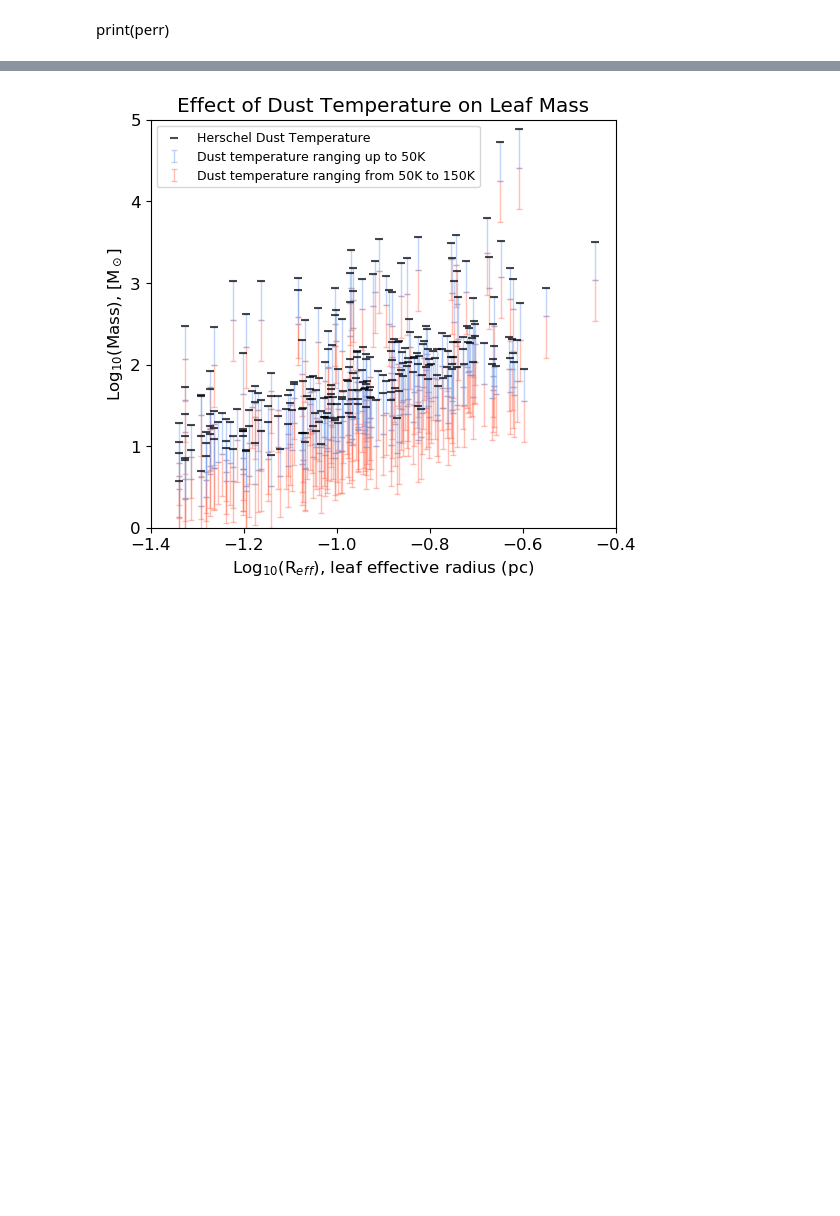
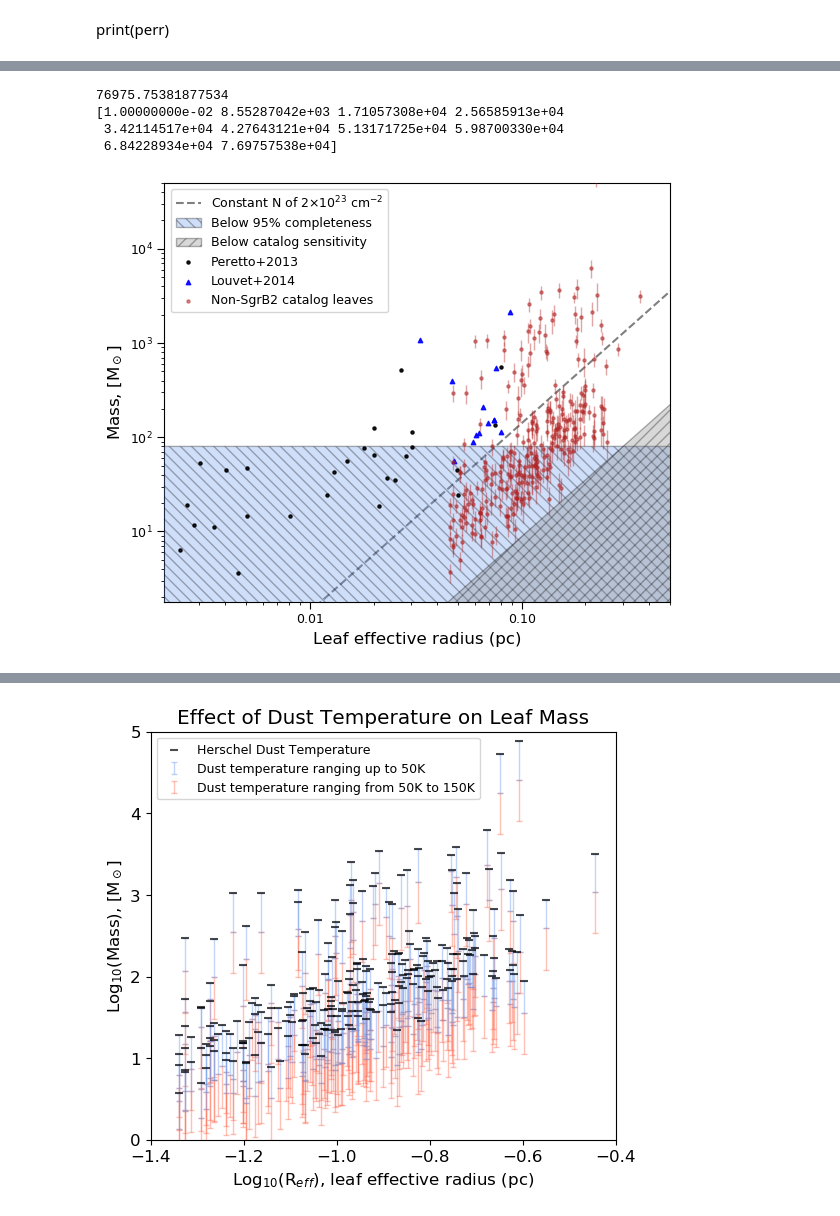
Before and after one commit to hpthatchfield/astrophys, a Jupyter notebook: CMZoom_scripts/CMZoom_catalog_figures.ipynb, the cells around one changed output, grey strips where cells are left out. Cells and saved outputs as stored; diff of their text form; code cells hidden in the pictures; blank space fills up the shorter version.

```diff
--- a/CMZoom_scripts/CMZoom_catalog_figures.ipynb
+++ b/CMZoom_scripts/CMZoom_catalog_figures.ipynb
@@ -613,0 +692,71 @@ plt.show()
+# %%
+### Comparison to Louvet/Peretto cores
+
+r_peretto =np.array([0.002432,0.002636,0.002829,0.003037,0.003551,0.004029,0.004571,0.005032,0.005032,0.008048,0.01211,
+            0.01300,0.01505,0.01805,0.02007,0.02007,0.02111,0.02312,0.02519,0.02704,0.02844,0.03021,0.03037,
+            0.04956,0.04981,0.07461,0.07967])
+r_louvet = np.array([0.088,0.076,0.066,0.074,0.074,0.069,0.063,0.061,0.048,0.059,0.080,0.033,0.047])
+m_peretto =np.array([6.340,19.02,11.73,52.91,11.28,44.56,3.581,14.55,47.57,14.52,24.65,42.69,55.64,76.73,124.3,64.67,
+            18.68,36.60,34.89,519.4,63.36,78.03,115.0,44.52,24.27,135.9,563.1])
+m_louvet =np.array([2128,545,211,153,153,141,111,105,56,88,115,1080,395])
+
+print(mass.max())
+r_eff_pc = catalog['r_eff_pc']
+noise_mass = catalog['mass_unc']
+noise_mass_bgsub = catalog['mass_bgsub_unc']
+incomp = (catalog['mass']<80)
+mass_bin = np.linspace(0.01,max(mass),10)
+#mass_bin = np.array([min(catalog['mass']),max(catalog['mass'])])
+print(mass_bin)
+radius_vals = cmz.radius_from_mass_const_col_density(mass_bin,2.0*10**23)
+mass_bgsub = catalog['mass_bgsub']
+
+plt.close()
+plt.rcParams.update({'font.size': 12}) #set fontsize
+
+f = plt.figure(figsize=(6,5))
+ax1 = f.add_subplot(111)
+
+ax1.scatter( r_peretto, m_peretto,s=20, color='k',
+             alpha=.9,marker='.',zorder=2000,label='Peretto+2013')
+ax1.scatter( r_louvet, m_louvet,s=10, color='blue',
+             alpha=.9,marker='^',zorder=2000,label='Louvet+2014')
+ax1.scatter(r_eff_pc,mass,s=20, color='firebrick',
+             alpha=.5,marker='.',zorder=2000,label='Non-SgrB2 catalog leaves')
+ax1.errorbar(x=r_eff_pc,y=mass,
+             yerr=noise_mass,
+             ls='none',color='firebrick',alpha=.4,marker='', linewidth=1.0,zorder=2000)
+
+ax1.plot(radius_vals,mass_bin,color='k',ls='--',
+         label='Constant N of 2$\\times$10$^{23}$ cm$^{-2}$',alpha=0.5)
+ax1.fill(np.concatenate((r_arr_pc,r_arr_pc)), np.concatenate((np.zeros_like(masscut)-1.,np.repeat(80,len(r_arr_pc)))),
+         facecolor='cornflowerblue', alpha=0.3, edgecolor='k', hatch='\\\\\\', zorder=30,
+         label='Below 95% completeness')
+ax1.fill(np.concatenate((r_arr_pc,r_arr_pc)), np.concatenate((np.zeros_like(masscut)-1.,masscut)),
+         facecolor='grey', alpha=0.3, edgecolor='k', hatch='///', zorder=30,
+         label='Below catalog sensitivity')
+ax1.set_xlabel('Leaf effective radius (pc)',fontsize=12)
+ax1.set_ylabel('Mass, [M$_\odot$]',fontsize=12)
+ax1.set_ylim(1.8*10**0,0.5*10**5.)
+ax1.set_xlim(1.3*10**-2.8,10**-0.3)
+ax1.set_xscale('log')
+ax1.tick_params(axis='x', which='major', rotation=0, labelsize=9,length=5)
+ax1.tick_params(axis='y', which='major', rotation=0, labelsize=9,length=5)
+
+ax1.xaxis.set_major_formatter(FormatStrFormatter("%1.2f"))
+ax1.set_yscale('log')
+#plt.rcParams.update({'font.size': 6}) #set fontsize
+ax1.legend(loc='upper left', shadow=False, fontsize=9)
+
+plt.tight_layout()
+
+# Save figure
+# Need to save it as a PDF, otherewise, lose transparency
+plt.savefig(path+'core_comparison'+targetname+'.pdf')
+plt.show()
+# %% [output]
+76975.75381877534
+[1.00000000e-02 8.55287042e+03 1.71057308e+04 2.56585913e+04
+ 3.42114517e+04 4.27643121e+04 5.13171725e+04 5.98700330e+04
+ 6.84228934e+04 7.69757538e+04]
+[figure, added]
```
Also changed, not shown: parts of 16 cells of this notebook, 3 other files.
